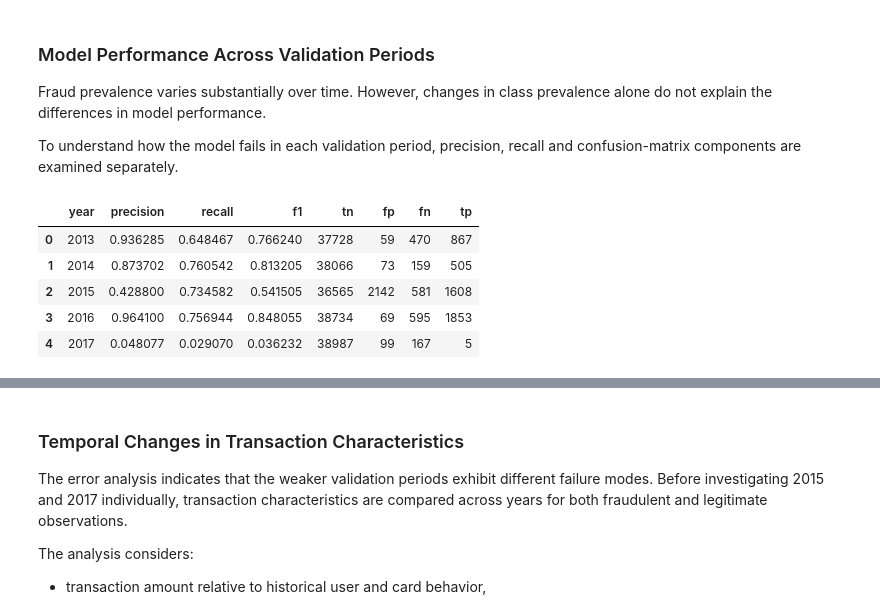
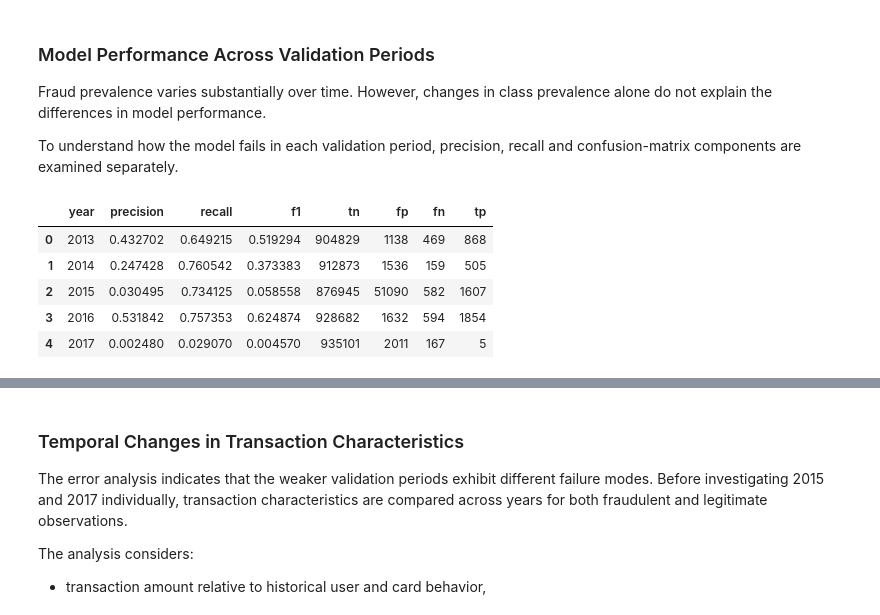
Before and after one commit to martynawieruszewska/finsight-fintech-analytics, a Jupyter notebook: notebooks/ml/06_gradient_boosting_tuning.ipynb, the cells around one changed output, grey strips where cells are left out. Saved outputs shown, nothing was run; the diff lists cells and outputs as text; code cells hidden in the pictures.

```diff
--- a/notebooks/ml/06_gradient_boosting_tuning.ipynb
+++ b/notebooks/ml/06_gradient_boosting_tuning.ipynb
@@ -227,3 +264,18 @@ The folds store only the training and validation indices. The corresponding feat
+# %%
+def prepare_fold(train_indices, val_year):
+    X_train = X_development.iloc[train_indices].copy()
+    y_train = y_development.iloc[train_indices]
+
+    X_val = full_year_data[val_year]["X"].copy()
+    y_val = full_year_data[val_year]["y"]
+
+    X_train["mcc_key"] = X_train["mcc_key"].astype(str)
+    X_val["mcc_key"] = X_val["mcc_key"].astype(str)
+
+    X_train_encoded, X_val_encoded = encode_categorical_features(X_train, X_val)
+    X_train_encoded, X_val_encoded = handle_missing_values(X_train_encoded, X_val_encoded)
+
+    return X_train_encoded, y_train, X_val_encoded, y_val
 # %% [markdown]
 ## Temporal Baseline Evaluation
 
@@ -305,51 +356,14 @@ Fraud prevalence varies substantially over time. However, changes in class preva
 
 To understand how the model fails in each validation period, precision, recall and confusion-matrix components are examined separately.
 # %%
-fold_results = []
-
-validation_years = [2013, 2014, 2015, 2016, 2017]
-
-for (train_indices, val_indices), year in zip(folds, validation_years):
-    X_train = X_development.iloc[train_indices].copy()
-    y_train = y_development.iloc[train_indices]
-
-    X_val = X_development.iloc[val_indices].copy()
-    y_val = y_development.iloc[val_indices]
-
-    X_train["mcc_key"] = X_train["mcc_key"].astype(str)
-    X_val["mcc_key"] = X_val["mcc_key"].astype(str)
-
-    X_train, X_val = encode_categorical_features(X_train, X_val)
-    X_train, X_val = handle_missing_values(X_train, X_val)
-
-    gb = GradientBoostingClassifier(max_depth=6, random_state=42)
-    gb.fit(X_train, y_train)
-
-    y_pred = gb.predict(X_val)
-
-    tn, fp, fn, tp = confusion_matrix(y_val, y_pred).ravel()
-
-    fold_results.append({
-        "year": year,
-        "precision": precision_score(y_val, y_pred),
-        "recall": recall_score(y_val, y_pred),
-        "f1": f1_score(y_val, y_pred),
-        "tn": tn,
-        "fp": fp,
-        "fn": fn,
-        "tp": tp
-    })
-
-fold_results = pd.DataFrame(fold_results)
-
 fold_results
 # %% [output]
 |  | year | precision | recall | f1 | tn | fp | fn | tp |
-| 0 | 2013 | 0.936285 | 0.648467 | 0.766240 | 37728 | 59 | 470 | 867 |
-| 1 | 2014 | 0.873702 | 0.760542 | 0.813205 | 38066 | 73 | 159 | 505 |
-| 2 | 2015 | 0.428800 | 0.734582 | 0.541505 | 36565 | 2142 | 581 | 1608 |
-| 3 | 2016 | 0.964100 | 0.756944 | 0.848055 | 38734 | 69 | 595 | 1853 |
-| 4 | 2017 | 0.048077 | 0.029070 | 0.036232 | 38987 | 99 | 167 | 5 |
+| 0 | 2013 | 0.432702 | 0.649215 | 0.519294 | 904829 | 1138 | 469 | 868 |
+| 1 | 2014 | 0.247428 | 0.760542 | 0.373383 | 912873 | 1536 | 159 | 505 |
+| 2 | 2015 | 0.030495 | 0.734125 | 0.058558 | 876945 | 51090 | 582 | 1607 |
+| 3 | 2016 | 0.531842 | 0.757353 | 0.624874 | 928682 | 1632 | 594 | 1854 |
+| 4 | 2017 | 0.002480 | 0.029070 | 0.004570 | 935101 | 2011 | 167 | 5 |
 # %%
 fold_results["actual_fraud_rate"] = (
     (fold_results["tp"] + fold_results["fn"]) /
```
Also changed, not shown: parts of 30 cells of this notebook.
